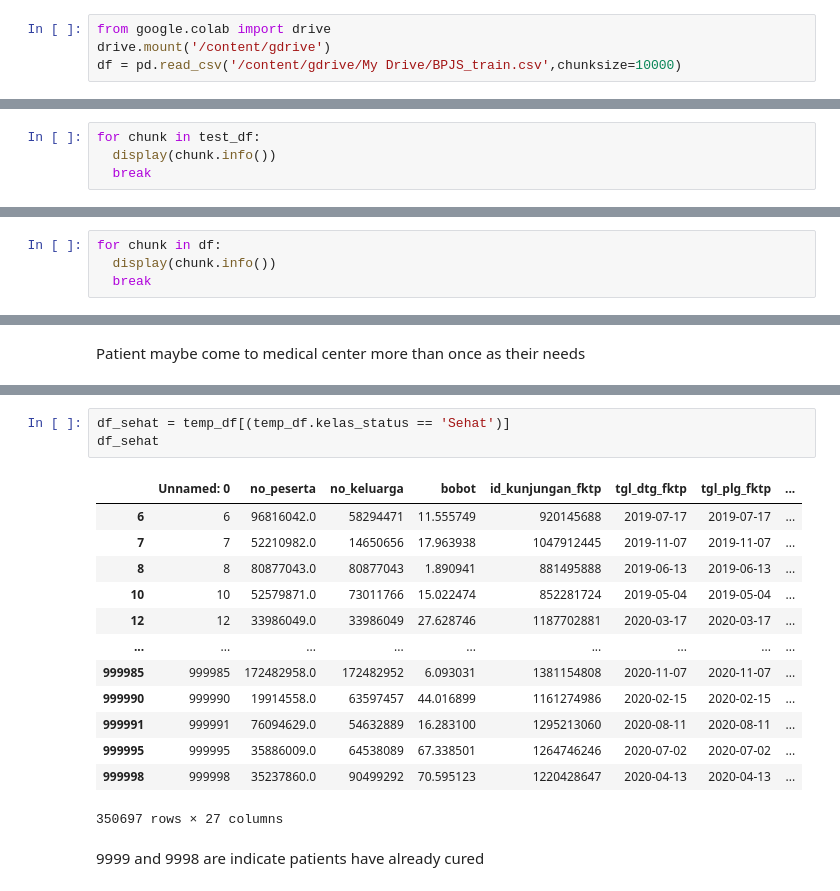
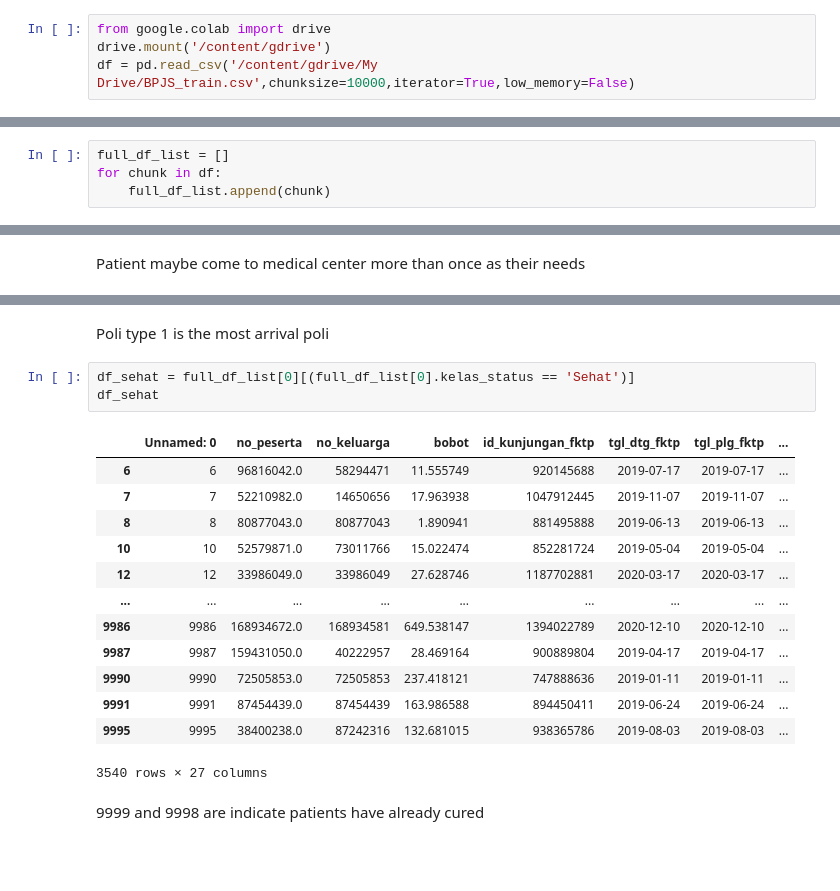
Before and after one commit to ingwerludwig/machine-learning-bpjs, a Jupyter notebook: BPJS_Train.ipynb, the cells around one changed output, grey strips where cells are left out. Saved outputs shown, nothing was run; the diff lists cells and outputs as text; blank space fills up the shorter version.

Commit message:
chunking to list, plot analysis

```diff
--- a/BPJS_Train.ipynb
+++ b/BPJS_Train.ipynb
@@ -16,5 +15,5 @@ pd.set_option('max_column',None)
 # %%
 from google.colab import drive
 drive.mount('/content/gdrive')
-df = pd.read_csv('/content/gdrive/My Drive/BPJS_train.csv',chunksize=10000)
+df = pd.read_csv('/content/gdrive/My Drive/BPJS_train.csv',chunksize=10000,iterator=True,low_memory=False)
 # %% [output]
@@ -24,4 +22,0 @@ test_df = pd.read_csv('/content/gdrive/My Drive/BPJS_test.csv',chunksize=1)
-# %%
-for chunk in test_df:
-  display(chunk.info())
-  break
@@ -47,4 +63,4 @@ None
 # %%
+full_df_list = []
 for chunk in df:
-  display(chunk.info())
-  break
+    full_df_list.append(chunk)
@@ -136,19 +154,21 @@ Patient maybe come to medical center more than once as their needs
+# %% [markdown]
+Poli type 1 is the most arrival poli
 # %%
-df_sehat = temp_df[(temp_df.kelas_status == 'Sehat')]
+df_sehat = full_df_list[0][(full_df_list[0].kelas_status == 'Sehat')]
 df_sehat
 # %% [output]
 |  | Unnamed: 0 | no_peserta | no_keluarga | bobot | id_kunjungan_fktp | tgl_dtg_fktp | tgl_plg_fktp | ... |
 | 6 | 6 | 96816042.0 | 58294471 | 11.555749 | 920145688 | 2019-07-17 | 2019-07-17 | ... |
 | 7 | 7 | 52210982.0 | 14650656 | 17.963938 | 1047912445 | 2019-11-07 | 2019-11-07 | ... |
 | 8 | 8 | 80877043.0 | 80877043 | 1.890941 | 881495888 | 2019-06-13 | 2019-06-13 | ... |
 | 10 | 10 | 52579871.0 | 73011766 | 15.022474 | 852281724 | 2019-05-04 | 2019-05-04 | ... |
 | 12 | 12 | 33986049.0 | 33986049 | 27.628746 | 1187702881 | 2020-03-17 | 2020-03-17 | ... |
 | ... | ... | ... | ... | ... | ... | ... | ... | ... |
-| 999985 | 999985 | 172482958.0 | 172482952 | 6.093031 | 1381154808 | 2020-11-07 | 2020-11-07 | ... |
-| 999990 | 999990 | 19914558.0 | 63597457 | 44.016899 | 1161274986 | 2020-02-15 | 2020-02-15 | ... |
-| 999991 | 999991 | 76094629.0 | 54632889 | 16.283100 | 1295213060 | 2020-08-11 | 2020-08-11 | ... |
-| 999995 | 999995 | 35886009.0 | 64538089 | 67.338501 | 1264746246 | 2020-07-02 | 2020-07-02 | ... |
-| 999998 | 999998 | 35237860.0 | 90499292 | 70.595123 | 1220428647 | 2020-04-13 | 2020-04-13 | ... |
+| 9986 | 9986 | 168934672.0 | 168934581 | 649.538147 | 1394022789 | 2020-12-10 | 2020-12-10 | ... |
+| 9987 | 9987 | 159431050.0 | 40222957 | 28.469164 | 900889804 | 2019-04-17 | 2019-04-17 | ... |
+| 9990 | 9990 | 72505853.0 | 72505853 | 237.418121 | 747888636 | 2019-01-11 | 2019-01-11 | ... |
+| 9991 | 9991 | 87454439.0 | 87454439 | 163.986588 | 894450411 | 2019-06-24 | 2019-06-24 | ... |
+| 9995 | 9995 | 38400238.0 | 87242316 | 132.681015 | 938365786 | 2019-08-03 | 2019-08-03 | ... |
-350697 rows × 27 columns
+3540 rows × 27 columns
 # %% [markdown]
 9999 and 9998 are indicate patients have already cured
```
Also changed, not shown: parts of 28 cells of this notebook.
